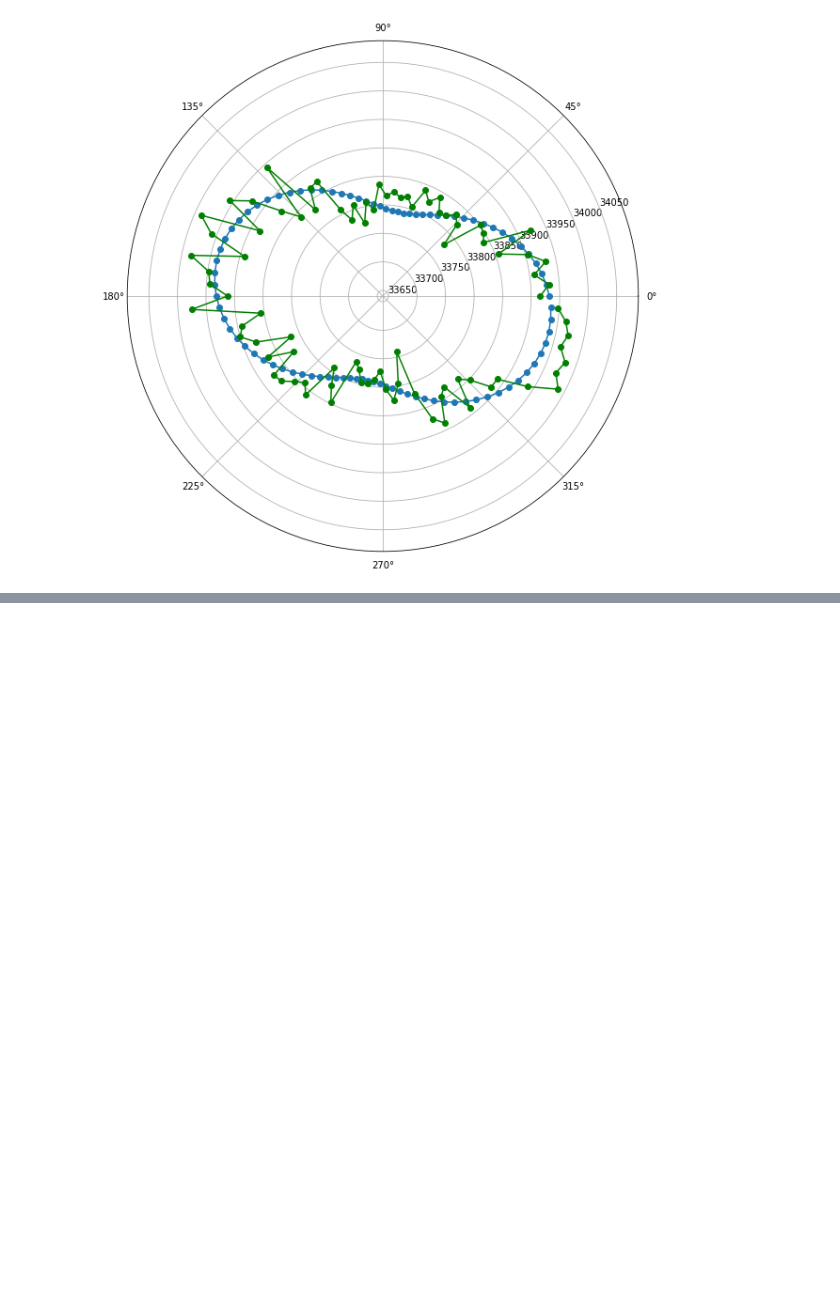
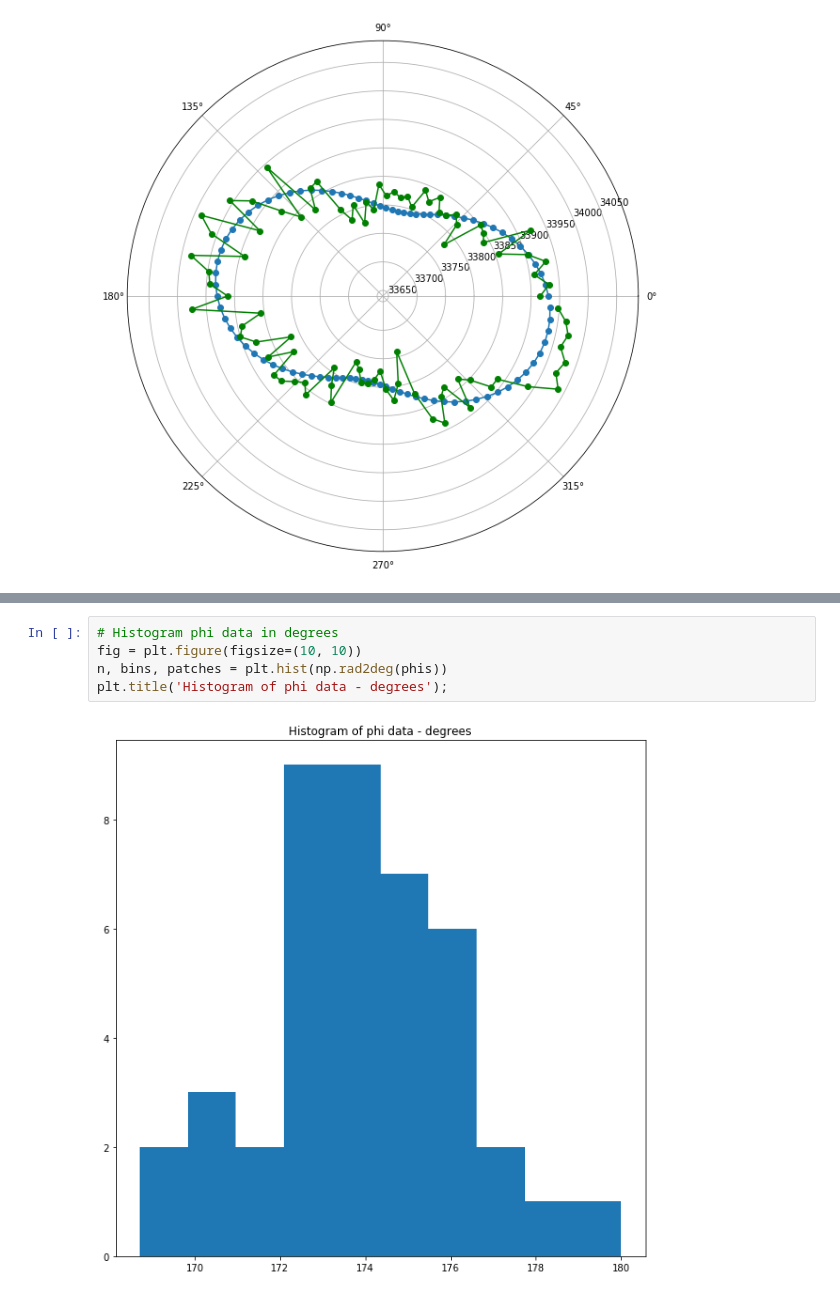
Before and after one commit to stpotter16/psfdi, a Jupyter notebook: notebooks/exploratory/stp_explore_ellipse.ipynb, the cells around one changed output, grey strips where cells are left out. Saved outputs shown, nothing was run; the diff lists cells and outputs as text; blank space fills up the shorter version.

```diff
--- a/notebooks/exploratory/stp_explore_ellipse.ipynb
+++ b/notebooks/exploratory/stp_explore_ellipse.ipynb
@@ -291,0 +331,7 @@ SALS sd = 35.28874307686975
+# %%
+# Histogram phi data in degrees
+fig = plt.figure(figsize=(10, 10))
+n, bins, patches = plt.hist(np.rad2deg(phis))
+plt.title('Histogram of phi data - degrees');
+# %% [output]
+[figure, added]
```
Also changed, not shown: parts of 7 cells of this notebook.
